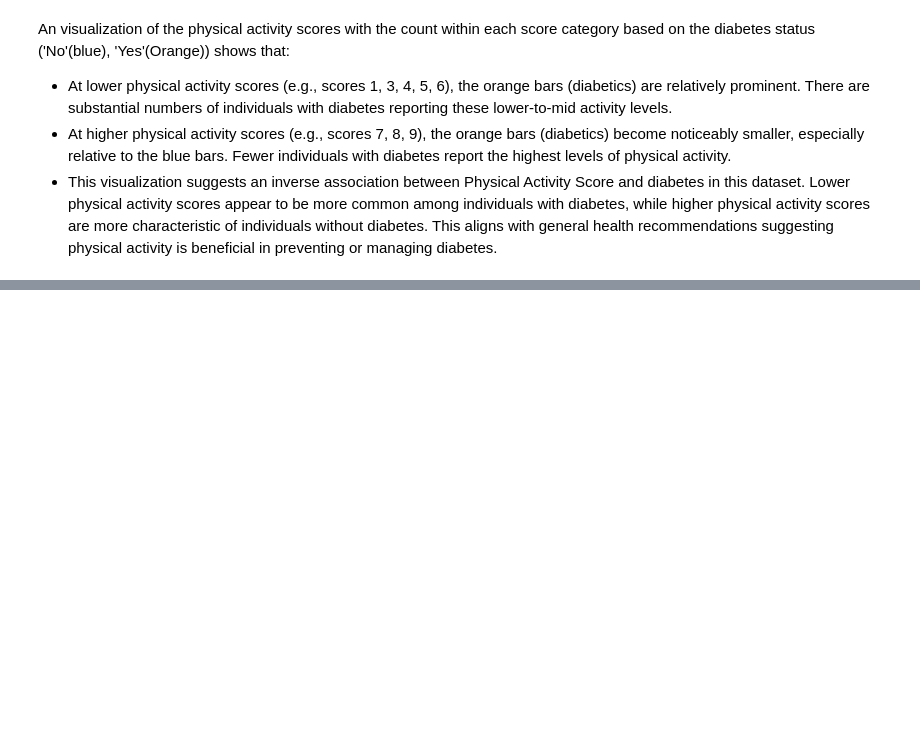
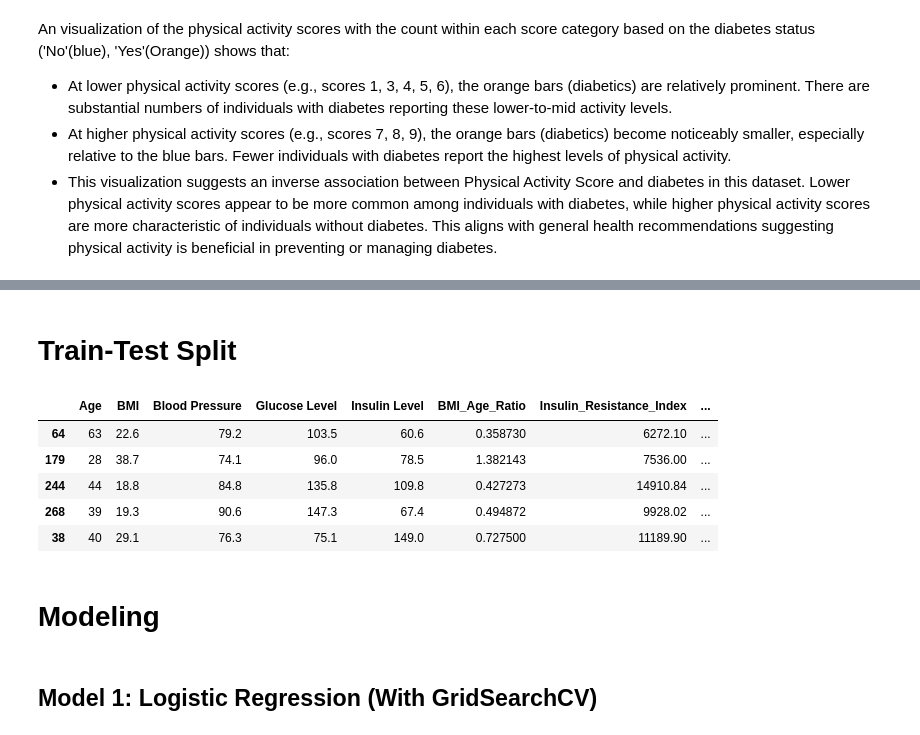
Before and after one commit to KImondorose/Diabetes-Prediction, a Jupyter notebook: Phoenix.ipynb, the cells around one changed output, grey strips where cells are left out. Cells and saved outputs as stored; diff of their text form; code cells hidden in the pictures; blank space fills up the shorter version.

```diff
--- a/Phoenix.ipynb
+++ b/Phoenix.ipynb
@@ -180,0 +265,3 @@ An visualization of the physical activity scores with the count within each scor
+# %%
+# Encode categorical feature (Physical Activity Score)
+df['Physical Activity Score'] = df['Physical Activity Score'].astype('category') # Correct data type for encoding
@@ -180,0 +279,32 @@ An visualization of the physical activity scores with the count within each scor
+# %%
+# Encode target
+df['Diabetes'] = df['Diabetes'].map({'Yes': 1, 'No': 0}) # Binary encoding for classification
+# %% [markdown]
+# Train-Test Split
+# %%
+from sklearn.model_selection import train_test_split
+
+X = df.drop(columns='Diabetes') # Features
+y = df['Diabetes'] # Target Variable
+
+X_train, X_test, y_train, y_test = train_test_split(X, y, test_size=0.2, stratify=y, random_state=42)
+# %%
+# One-hot encoding for categorical variables
+# Convert categorical variables (like Physical Activity Score) into dummy/indicator variables for ML model input
+# drop_first=True avoids multicollinearity by dropping the first category
+X_train = pd.get_dummies(X_train, drop_first=True) # Create dummy variables for Physical Activity Score
+X_test = pd.get_dummies(X_test, drop_first=True) # Ensure text set matches training set encoding
+# %%
+# A preview after encoding Physical Activity Score
+X_train.head()
+# %% [output]
+|  | Age | BMI | Blood Pressure | Glucose Level | Insulin Level | BMI_Age_Ratio | Insulin_Resistance_Index | ... |
+| 64 | 63 | 22.6 | 79.2 | 103.5 | 60.6 | 0.358730 | 6272.10 | ... |
+| 179 | 28 | 38.7 | 74.1 | 96.0 | 78.5 | 1.382143 | 7536.00 | ... |
+| 244 | 44 | 18.8 | 84.8 | 135.8 | 109.8 | 0.427273 | 14910.84 | ... |
+| 268 | 39 | 19.3 | 90.6 | 147.3 | 67.4 | 0.494872 | 9928.02 | ... |
+| 38 | 40 | 29.1 | 76.3 | 75.1 | 149.0 | 0.727500 | 11189.90 | ... |
+# %% [markdown]
+# Modeling
+# %% [markdown]
+## Model 1: Logistic Regression (With GridSearchCV)
```
Also changed, not shown: parts of 35 cells of this notebook.
